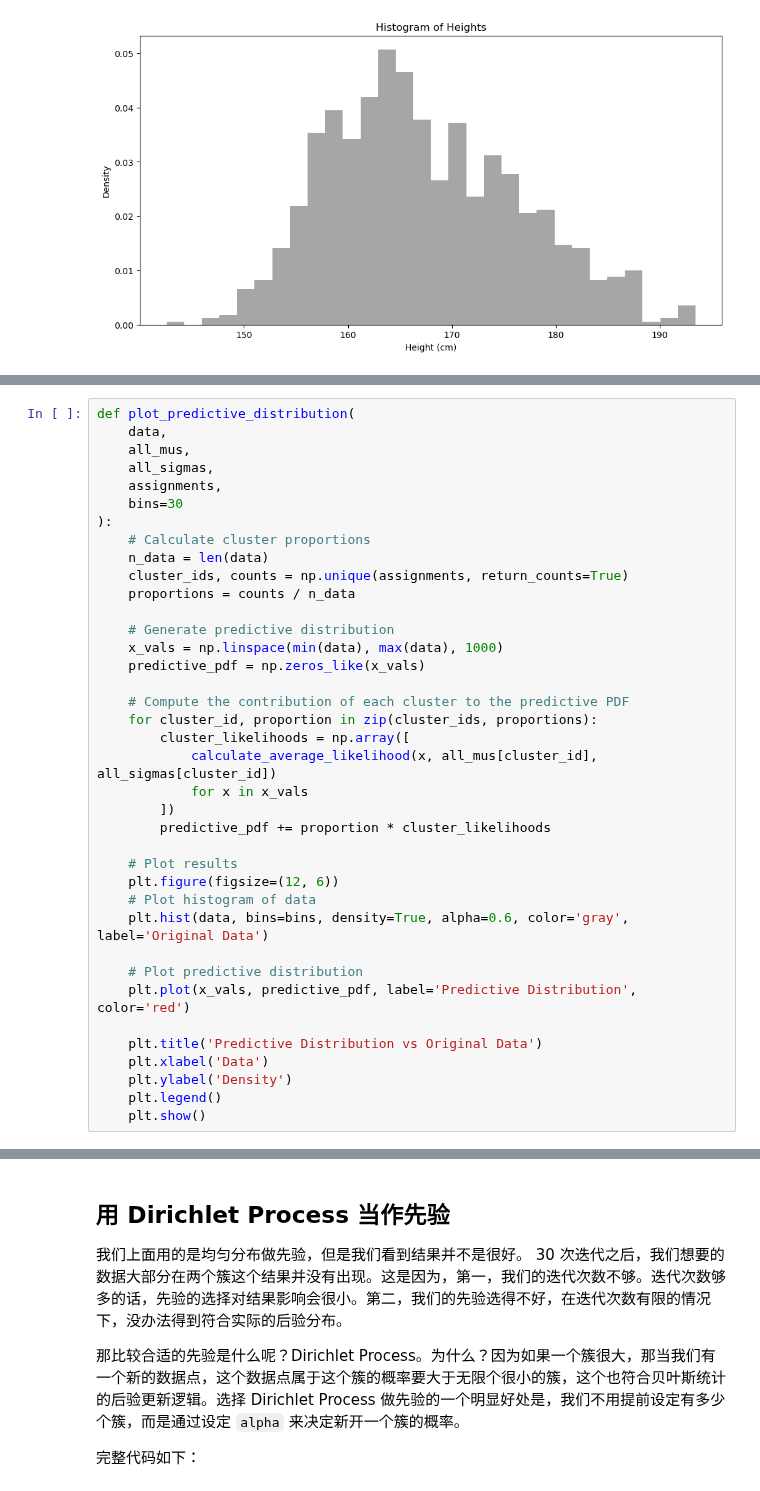
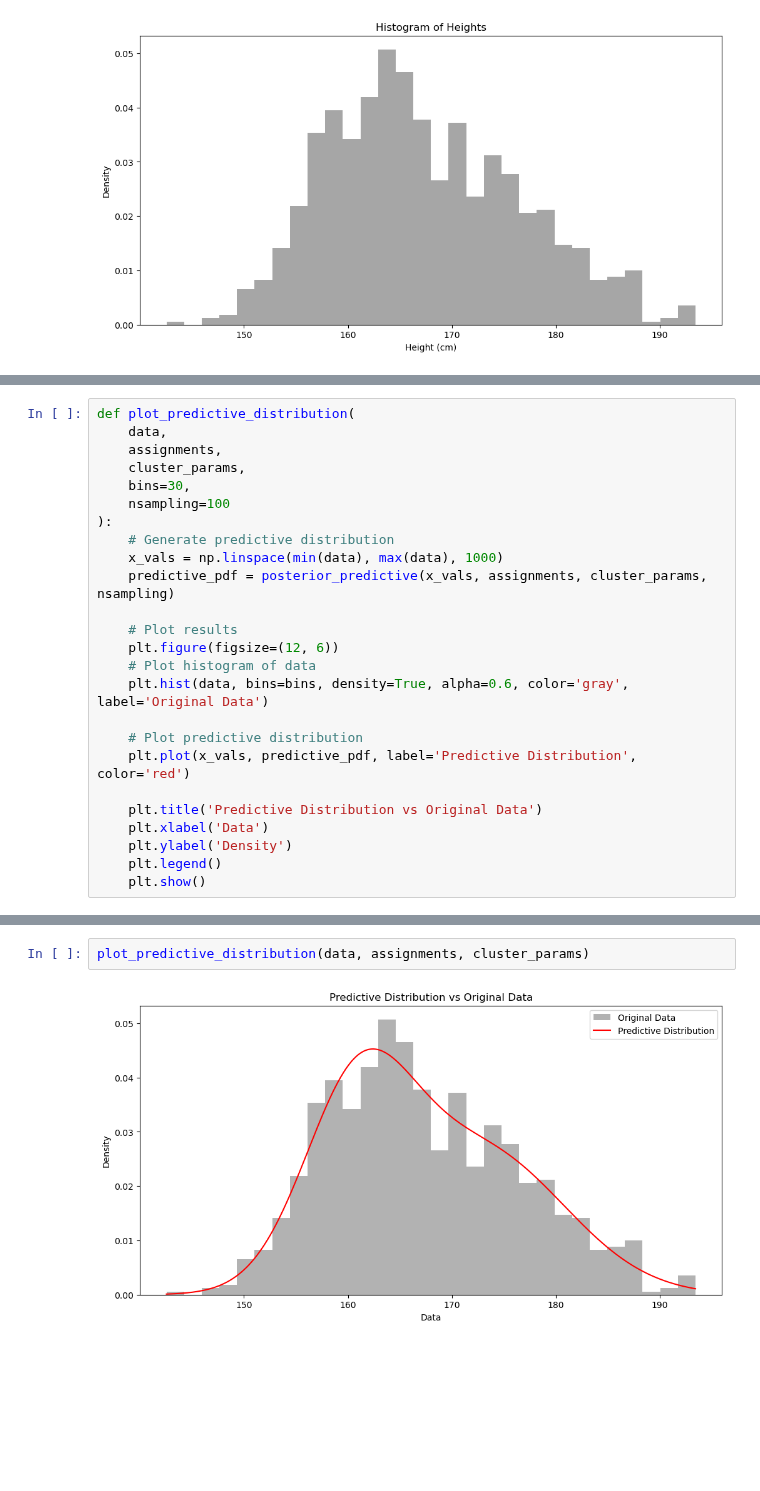
Before and after one commit to hongtaoh/hongtaoh.github.io, a Jupyter notebook: notebooks/2024-12-12-igmm.ipynb, the cells around one changed output, grey strips where cells are left out. Saved outputs shown, nothing was run; the diff lists cells and outputs as text; blank space fills up the shorter version.

```diff
--- a/notebooks/2024-12-12-igmm.ipynb
+++ b/notebooks/2024-12-12-igmm.ipynb
@@ -579,27 +678,14 @@ $$
 # %%
 def plot_predictive_distribution(
     data,
-    all_mus,
-    all_sigmas,
     assignments,
-    bins=30
+    cluster_params,
+    bins=30,
+    nsampling=100
 ):
-    # Calculate cluster proportions
-    n_data = len(data)
-    cluster_ids, counts = np.unique(assignments, return_counts=True)
-    proportions = counts / n_data
-
     # Generate predictive distribution
     x_vals = np.linspace(min(data), max(data), 1000)
-    predictive_pdf = np.zeros_like(x_vals)
-
-    # Compute the contribution of each cluster to the predictive PDF
-    for cluster_id, proportion in zip(cluster_ids, proportions):
-        cluster_likelihoods = np.array([
-            calculate_average_likelihood(x, all_mus[cluster_id], all_sigmas[cluster_id])
-            for x in x_vals
-        ])
-        predictive_pdf += proportion * cluster_likelihoods
+    predictive_pdf = posterior_predictive(x_vals, assignments, cluster_params, nsampling)
 
     # Plot results
     plt.figure(figsize=(12, 6))
@@ -637,8 +703,4 @@ plot_predictive_distribution(data, all_mus, all_sigmas, assignments)
-# %% [markdown]
-## 用 Dirichlet Process 当作先验
-
-我们上面用的是均匀分布做先验，但是我们看到结果并不是很好。 30 次迭代之后，我们想要的数据大部分在两个簇这个结果并没有出现。这是因为，第一，我们的迭代次数不够。迭代次数够多的话，先验的选择对结果影响会很小。第二，我们的先验选得不好，在迭代次数有限的情况下，没办法得到符合实际的后验分布。
-
-那比较合适的先验是什么呢？Dirichlet Process。为什么？因为如果一个簇很大，那当我们有一个新的数据点，这个数据点属于这个簇的概率要大于无限个很小的簇，这个也符合贝叶斯统计的后验更新逻辑。选择 Dirichlet Process 做先验的一个明显好处是，我们不用提前设定有多少个簇，而是通过设定 `alpha` 来决定新开一个簇的概率。
-
-完整代码如下：
+# %%
+plot_predictive_distribution(data, assignments, cluster_params)
+# %% [output]
+[figure, added]
```
Also changed, not shown: parts of 22 cells of this notebook, 4 other files.
